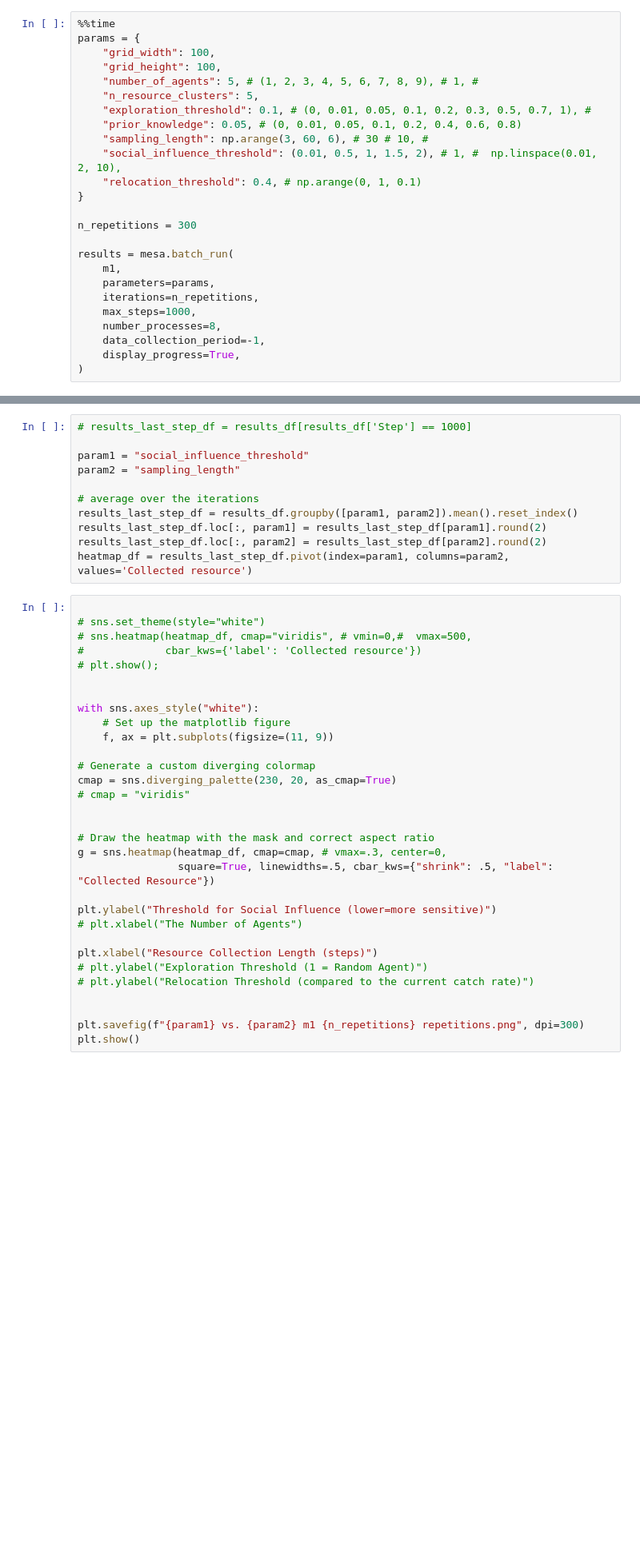
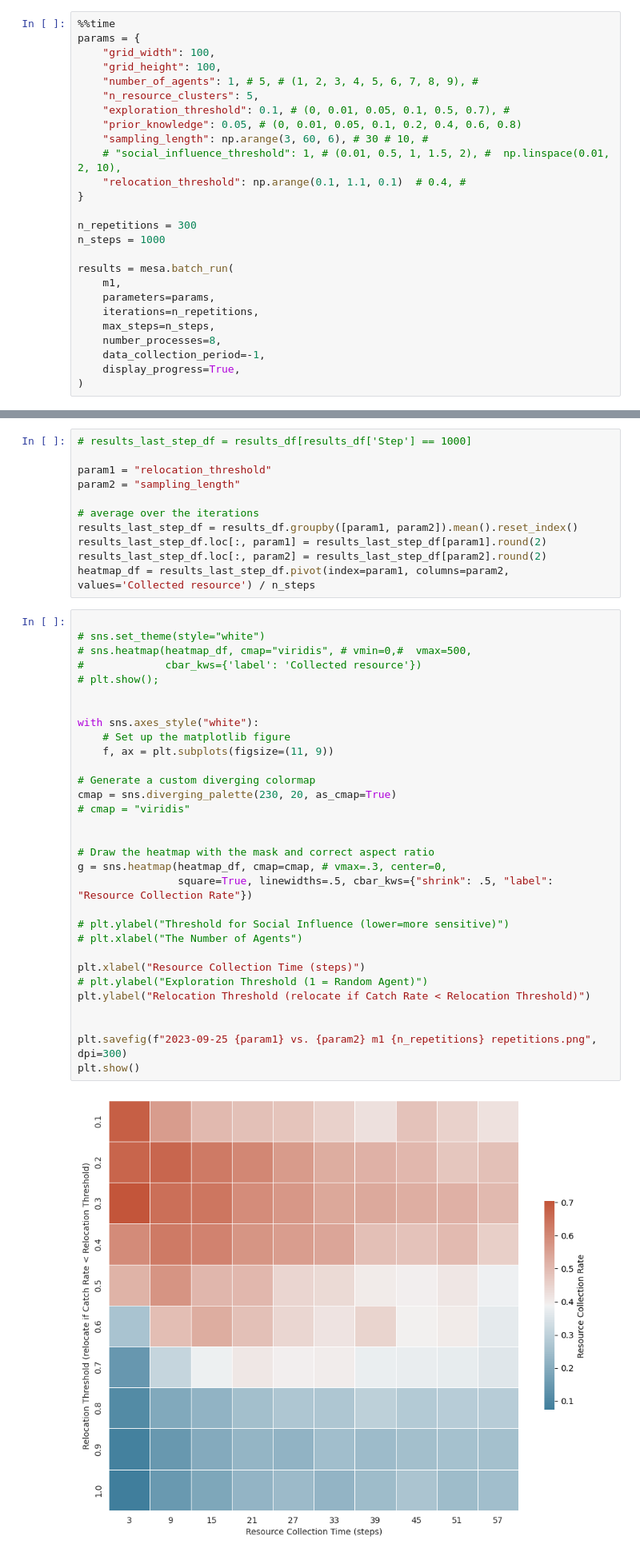
Before and after one commit to vagechirkov/IceFishingABM-MESA, a Jupyter notebook: ice_fishing_abm_1/run.ipynb, the cells around one changed output, grey strips where cells are left out. Shown: that part at 80% size. Drawn from its saved outputs; the diff is of its cells as text; blank space fills up the shorter version.

```diff
--- a/ice_fishing_abm_1/run.ipynb
+++ b/ice_fishing_abm_1/run.ipynb
@@ -14,22 +14,23 @@ from ice_fishing_abm_1.model import Model as m1
 params = {
     "grid_width": 100,
     "grid_height": 100,
-    "number_of_agents": 5, # (1, 2, 3, 4, 5, 6, 7, 8, 9), # 1, #
+    "number_of_agents": 1, # 5, # (1, 2, 3, 4, 5, 6, 7, 8, 9), #
     "n_resource_clusters": 5,
-    "exploration_threshold": 0.1, # (0, 0.01, 0.05, 0.1, 0.2, 0.3, 0.5, 0.7, 1), #
+    "exploration_threshold": 0.1, # (0, 0.01, 0.05, 0.1, 0.5, 0.7), #
     "prior_knowledge": 0.05, # (0, 0.01, 0.05, 0.1, 0.2, 0.4, 0.6, 0.8)
     "sampling_length": np.arange(3, 60, 6), # 30 # 10, #
-    "social_influence_threshold": (0.01, 0.5, 1, 1.5, 2), # 1, #  np.linspace(0.01, 2, 10),
-    "relocation_threshold": 0.4, # np.arange(0, 1, 0.1)
+    # "social_influence_threshold": 1, # (0.01, 0.5, 1, 1.5, 2), #  np.linspace(0.01, 2, 10),
+    "relocation_threshold": np.arange(0.1, 1.1, 0.1)  # 0.4, #
 }
 
 n_repetitions = 300
+n_steps = 1000
 
 results = mesa.batch_run(
     m1,
     parameters=params,
     iterations=n_repetitions,
-    max_steps=1000,
+    max_steps=n_steps,
     number_processes=8,
     data_collection_period=-1,
     display_progress=True,
@@ -40,44 +50,46 @@ print(results_df.keys())
 # %%
 # results_last_step_df = results_df[results_df['Step'] == 1000]
 
-param1 = "social_influence_threshold"
+param1 = "relocation_threshold"
 param2 = "sampling_length"
 
 # average over the iterations
 results_last_step_df = results_df.groupby([param1, param2]).mean().reset_index()
 results_last_step_df.loc[:, param1] = results_last_step_df[param1].round(2)
 results_last_step_df.loc[:, param2] = results_last_step_df[param2].round(2)
-heatmap_df = results_last_step_df.pivot(index=param1, columns=param2, values='Collected resource')
+heatmap_df = results_last_step_df.pivot(index=param1, columns=param2, values='Collected resource') / n_steps
 # %%
 
 # sns.set_theme(style="white")
 # sns.heatmap(heatmap_df, cmap="viridis", # vmin=0,#  vmax=500,
 #             cbar_kws={'label': 'Collected resource'})
 # plt.show();
 
 
 with sns.axes_style("white"):
     # Set up the matplotlib figure
     f, ax = plt.subplots(figsize=(11, 9))
 
 # Generate a custom diverging colormap
 cmap = sns.diverging_palette(230, 20, as_cmap=True)
 # cmap = "viridis"
 
 
 # Draw the heatmap with the mask and correct aspect ratio
 g = sns.heatmap(heatmap_df, cmap=cmap, # vmax=.3, center=0,
-                square=True, linewidths=.5, cbar_kws={"shrink": .5, "label": "Collected Resource"})
+                square=True, linewidths=.5, cbar_kws={"shrink": .5, "label": "Resource Collection Rate"})
 
-plt.ylabel("Threshold for Social Influence (lower=more sensitive)")
+# plt.ylabel("Threshold for Social Influence (lower=more sensitive)")
 # plt.xlabel("The Number of Agents")
 
-plt.xlabel("Resource Collection Length (steps)")
+plt.xlabel("Resource Collection Time (steps)")
 # plt.ylabel("Exploration Threshold (1 = Random Agent)")
-# plt.ylabel("Relocation Threshold (compared to the current catch rate)")
+plt.ylabel("Relocation Threshold (relocate if Catch Rate < Relocation Threshold)")
 
 
-plt.savefig(f"{param1} vs. {param2} m1 {n_repetitions} repetitions.png", dpi=300)
+plt.savefig(f"2023-09-25 {param1} vs. {param2} m1 {n_repetitions} repetitions.png", dpi=300)
 plt.show()
+# %% [output]
+[figure, added]
 # %%
 sns.lineplot(data=results_df, x="Step", y="Collected resource", hue="number_of_agents", errorbar=None)
```
Also changed, not shown: parts of 2 cells of this notebook, 3 other files.
